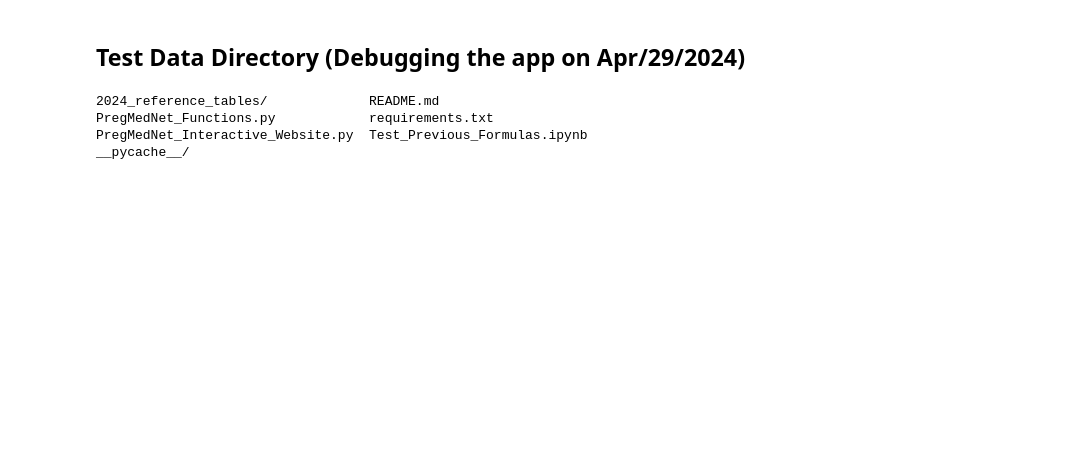
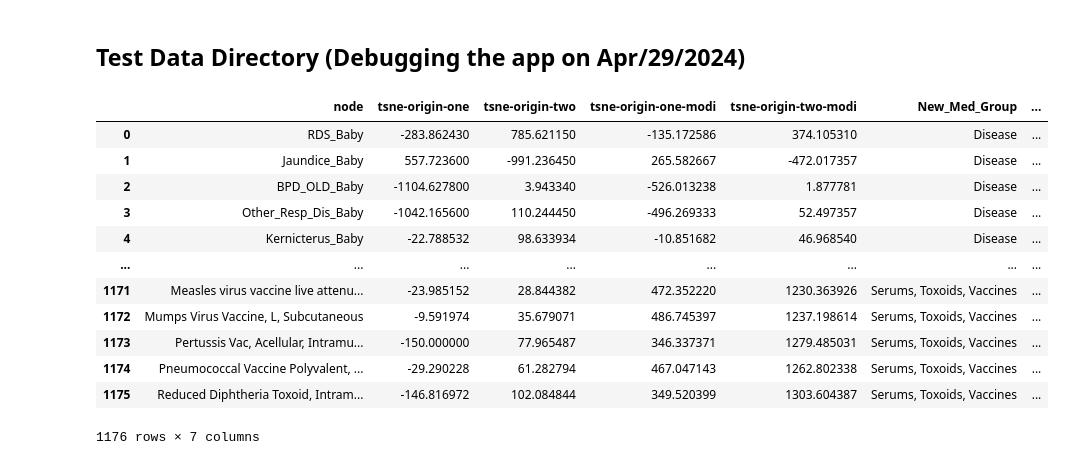
Before and after one commit to yerakim824/PregMedNet, a Jupyter notebook: Interactive_Webapp/Test_Previous_Formulas.ipynb, the cells around one changed output. Drawn from its saved outputs; the diff is of its cells as text; code cells hidden in the pictures; blank space fills up the shorter version.

Commit message:
changed the directory

```diff
--- a/Interactive_Webapp/Test_Previous_Formulas.ipynb
+++ b/Interactive_Webapp/Test_Previous_Formulas.ipynb
@@ -400,9 +401,23 @@ df = RAW_ODDS_RATIOS()
 # %%
 df2 = ADJ_ODDS_RATIOS()
 # %%
-ls
+from pathlib import Path
+
+# Assuming '2024_reference_tables' is in the current working directory of the notebook
+file_path_raw_or = Path('2024_reference_tables/node_tsne.csv')
+node_df = pd.read_csv(file_path_raw_or)#.drop(columns=['Unnamed: 0'], axis=1)
+node_df
 # %% [output]
+|  | node | tsne-origin-one | tsne-origin-two | tsne-origin-one-modi | tsne-origin-two-modi | New_Med_Group | ... |
+| 0 | RDS_Baby | -283.862430 | 785.621150 | -135.172586 | 374.105310 | Disease | ... |
+| 1 | Jaundice_Baby | 557.723600 | -991.236450 | 265.582667 | -472.017357 | Disease | ... |
+| 2 | BPD_OLD_Baby | -1104.627800 | 3.943340 | -526.013238 | 1.877781 | Disease | ... |
+| 3 | Other_Resp_Dis_Baby | -1042.165600 | 110.244450 | -496.269333 | 52.497357 | Disease | ... |
+| 4 | Kernicterus_Baby | -22.788532 | 98.633934 | -10.851682 | 46.968540 | Disease | ... |
+| ... | ... | ... | ... | ... | ... | ... | ... |
+| 1171 | Measles virus vaccine live attenu... | -23.985152 | 28.844382 | 472.352220 | 1230.363926 | Serums, Toxoids, Vaccines | ... |
+| 1172 | Mumps Virus Vaccine, L, Subcutaneous | -9.591974 | 35.679071 | 486.745397 | 1237.198614 | Serums, Toxoids, Vaccines | ... |
+| 1173 | Pertussis Vac, Acellular, Intramu... | -150.000000 | 77.965487 | 346.337371 | 1279.485031 | Serums, Toxoids, Vaccines | ... |
+| 1174 | Pneumococcal Vaccine Polyvalent, ... | -29.290228 | 61.282794 | 467.047143 | 1262.802338 | Serums, Toxoids, Vaccines | ... |
+| 1175 | Reduced Diphtheria Toxoid, Intram... | -146.816972 | 102.084844 | 349.520399 | 1303.604387 | Serums, Toxoids, Vaccines | ... |
-2024_reference_tables/             README.md
-PregMedNet_Functions.py            requirements.txt
-PregMedNet_Interactive_Website.py  Test_Previous_Formulas.ipynb
-__pycache__/
+1176 rows × 7 columns
```
Also changed, not shown: parts of 2 cells of this notebook, 1 other file.
